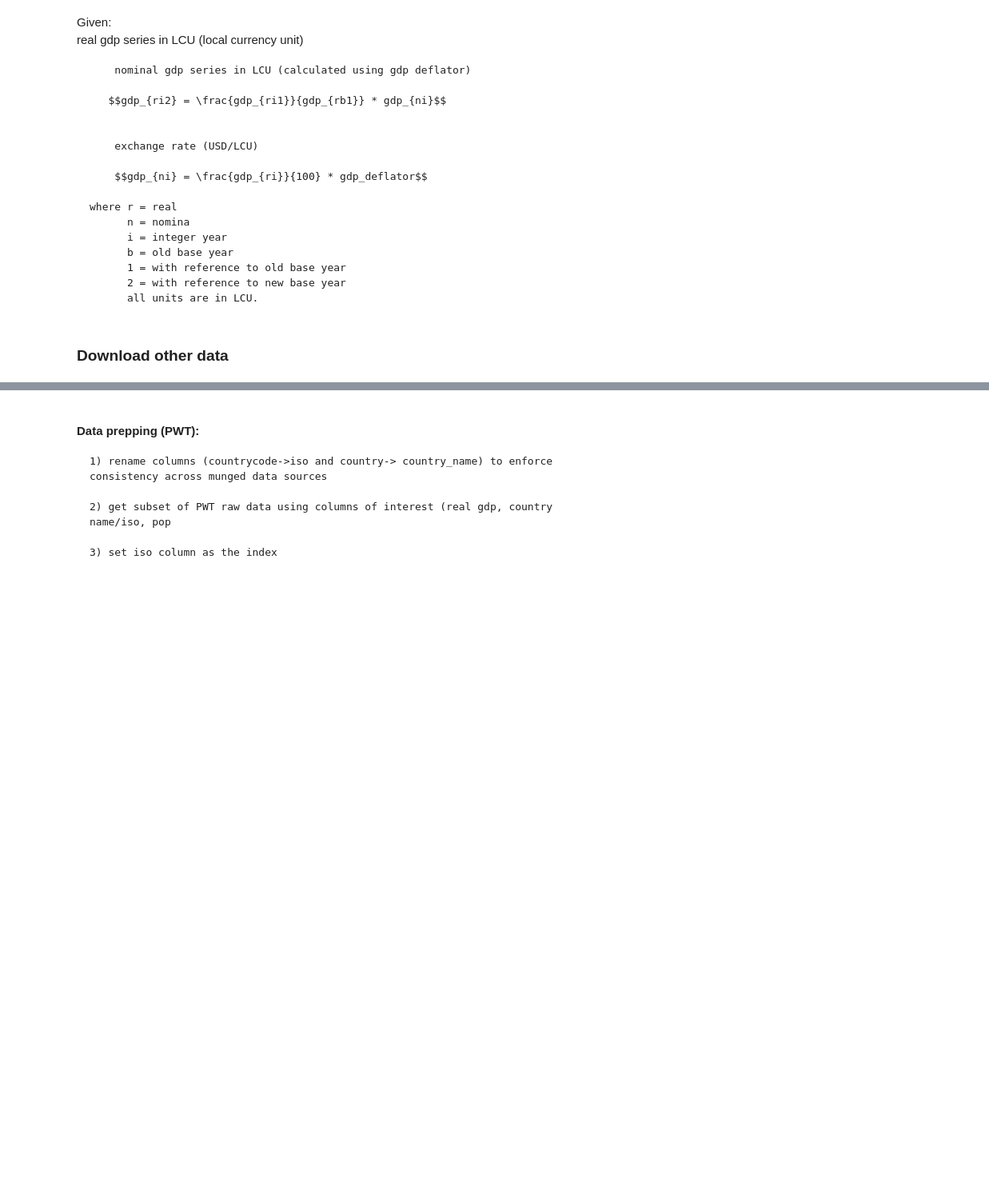
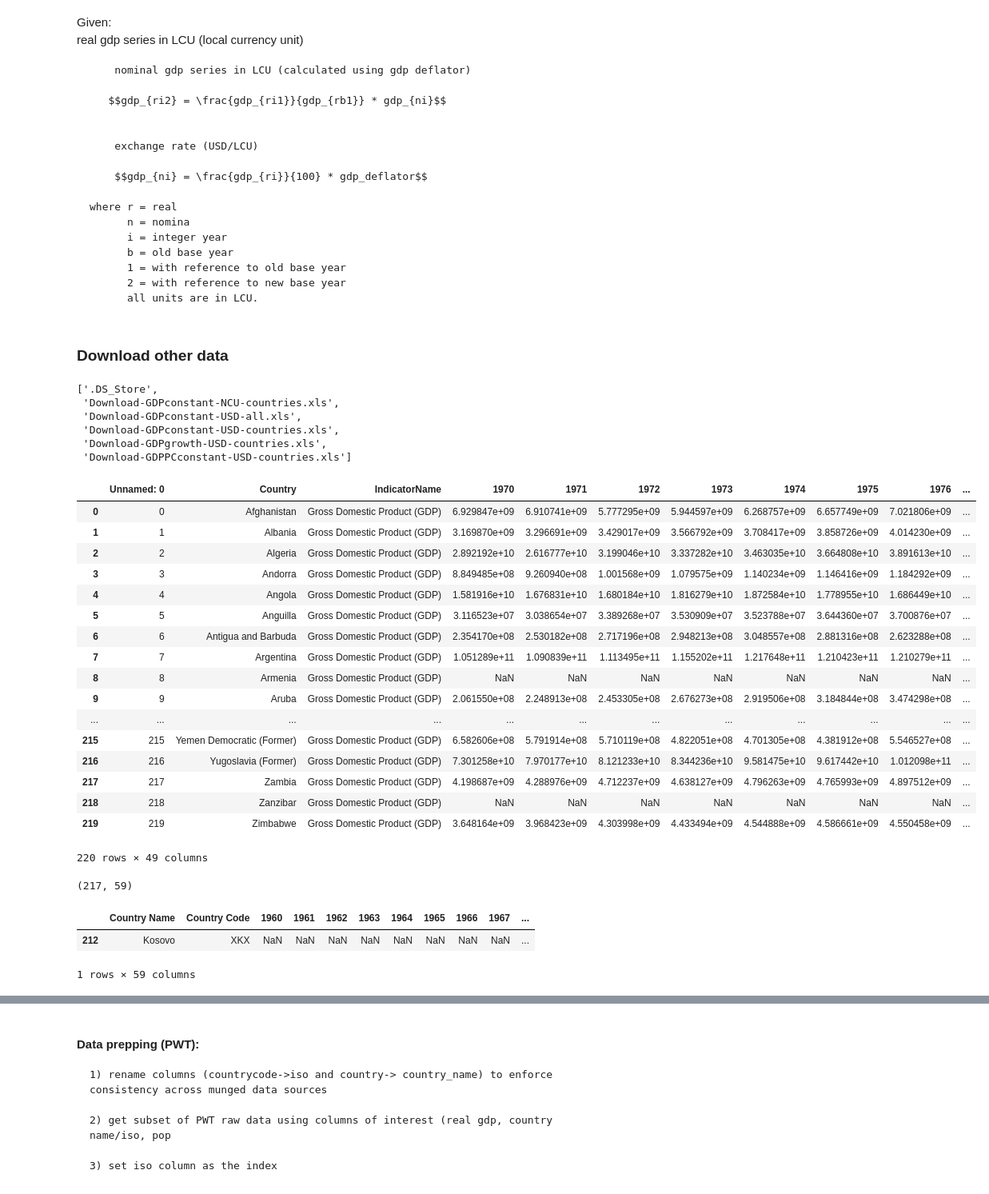
Before and after one commit to moonlimb/zerg, a Jupyter notebook: analysis/compare_gdp_data.ipynb, the cells around one changed output, grey strips where cells are left out. Shown at 80% size. Saved outputs shown, nothing was run; the diff lists cells and outputs as text; code cells hidden in the pictures; blank space fills up the shorter version.

```diff
--- a/analysis/compare_gdp_data.ipynb
+++ b/analysis/compare_gdp_data.ipynb
@@ -254,4 +279,13 @@ df_real_gdpx_in_bil
 ### Download other data
 # %%
 # Open other data
+# %%
+os.listdir(dir_path + 'data/un/national_accounts')
+# %% [output]
+['.DS_Store',
+ 'Download-GDPconstant-NCU-countries.xls',
+ 'Download-GDPconstant-USD-all.xls',
+ 'Download-GDPconstant-USD-countries.xls',
+ 'Download-GDPgrowth-USD-countries.xls',
+ 'Download-GDPPCconstant-USD-countries.xls']
 # %%
@@ -260,3 +294,5 @@ un = dir_path + 'data/un/na/Download-GDPconstant-USD-countries.xls' # market, co
+# %%
+un = dir_path+ 'data/un/munged/un_na_real_gdp_2005.csv' # is this correct one?
 # %%
 # pwt has all data in one file
 # do pwt later since it's all PPP based
@@ -264,8 +300,29 @@ pwt = dir_path + 'data/pwt/pwt90.xlsx'
 df_pwt = pd.read_excel(pwt, sheetname='Data')
 # %%
 # WB has separate files for each (real market) - or at least this is an option
-df_wb = pd.read_csv(wb, skiprows=4)
+df_wb = pd.read_csv(wb)
 
 # UN has three tabs
-df_un = pd.read_excel(un, sheetname='gdp', skiprows=2)
+df_un = pd.read_csv(un)
 # indicator we are interested in is Gross Domestic Product (GDP)
+# %%
+df_un
+# %% [output]
+|  | Unnamed: 0 | Country | IndicatorName | 1970 | 1971 | 1972 | 1973 | 1974 | 1975 | 1976 | ... |
+| 0 | 0 | Afghanistan | Gross Domestic Product (GDP) | 6.929847e+09 | 6.910741e+09 | 5.777295e+09 | 5.944597e+09 | 6.268757e+09 | 6.657749e+09 | 7.021806e+09 | ... |
+| 1 | 1 | Albania | Gross Domestic Product (GDP) | 3.169870e+09 | 3.296691e+09 | 3.429017e+09 | 3.566792e+09 | 3.708417e+09 | 3.858726e+09 | 4.014230e+09 | ... |
+| 2 | 2 | Algeria | Gross Domestic Product (GDP) | 2.892192e+10 | 2.616777e+10 | 3.199046e+10 | 3.337282e+10 | 3.463035e+10 | 3.664808e+10 | 3.891613e+10 | ... |
+| 3 | 3 | Andorra | Gross Domestic Product (GDP) | 8.849485e+08 | 9.260940e+08 | 1.001568e+09 | 1.079575e+09 | 1.140234e+09 | 1.146416e+09 | 1.184292e+09 | ... |
+| 4 | 4 | Angola | Gross Domestic Product (GDP) | 1.581916e+10 | 1.676831e+10 | 1.680184e+10 | 1.816279e+10 | 1.872584e+10 | 1.778955e+10 | 1.686449e+10 | ... |
+| 5 | 5 | Anguilla | Gross Domestic Product (GDP) | 3.116523e+07 | 3.038654e+07 | 3.389268e+07 | 3.530909e+07 | 3.523788e+07 | 3.644360e+07 | 3.700876e+07 | ... |
+| 6 | 6 | Antigua and Barbuda | Gross Domestic Product (GDP) | 2.354170e+08 | 2.530182e+08 | 2.717196e+08 | 2.948213e+08 | 3.048557e+08 | 2.881316e+08 | 2.623288e+08 | ... |
+| 7 | 7 | Argentina | Gross Domestic Product (GDP) | 1.051289e+11 | 1.090839e+11 | 1.113495e+11 | 1.155202e+11 | 1.217648e+11 | 1.210423e+11 | 1.210279e+11 | ... |
+| 8 | 8 | Armenia | Gross Domestic Product (GDP) | NaN | NaN | NaN | NaN | NaN | NaN | NaN | ... |
+| 9 | 9 | Aruba | Gross Domestic Product (GDP) | 2.061550e+08 | 2.248913e+08 | 2.453305e+08 | 2.676273e+08 | 2.919506e+08 | 3.184844e+08 | 3.474298e+08 | ... |
+| ... | ... | ... | ... | ... | ... | ... | ... | ... | ... | ... | ... |
+| 215 | 215 | Yemen Democratic (Former) | Gross Domestic Product (GDP) | 6.582606e+08 | 5.791914e+08 | 5.710119e+08 | 4.822051e+08 | 4.701305e+08 | 4.381912e+08 | 5.546527e+08 | ... |
+| 216 | 216 | Yugoslavia (Former) | Gross Domestic Product (GDP) | 7.301258e+10 | 7.970177e+10 | 8.121233e+10 | 8.344236e+10 | 9.581475e+10 | 9.617442e+10 | 1.012098e+11 | ... |
+| 217 | 217 | Zambia | Gross Domestic Product (GDP) | 4.198687e+09 | 4.288976e+09 | 4.712237e+09 | 4.638127e+09 | 4.796263e+09 | 4.765993e+09 | 4.897512e+09 | ... |
+| 218 | 218 | Zanzibar | Gross Domestic Product (GDP) | NaN | NaN | NaN | NaN | NaN | NaN | NaN | ... |
+| 219 | 219 | Zimbabwe | Gross Domestic Product (GDP) | 3.648164e+09 | 3.968423e+09 | 4.303998e+09 | 4.433494e+09 | 4.544888e+09 | 4.586661e+09 | 4.550458e+09 | ... |
+220 rows × 49 columns
@@ -272,2 +332,6 @@ df_un = pd.read_excel(un, sheetname='gdp', skiprows=2)
+# %%
+df_wb.shape # countries only
+# %% [output]
+(217, 59)
 # %%
 df_un.columns[()]
@@ -274,0 +342,6 @@ df_un = df_un[df_un['IndicatorName'].str.startswith('Gross Domestic Product')]
+# %%
+get_row_by_country_name(df_wb, 'Kosovo', 'Country Name')
+# %% [output]
+|  | Country Name | Country Code | 1960 | 1961 | 1962 | 1963 | 1964 | 1965 | 1966 | 1967 | ... |
+| 212 | Kosovo | XKX | NaN | NaN | NaN | NaN | NaN | NaN | NaN | NaN | ... |
+1 rows × 59 columns
```
Also changed, not shown: parts of 76 cells of this notebook, 1 other file.
